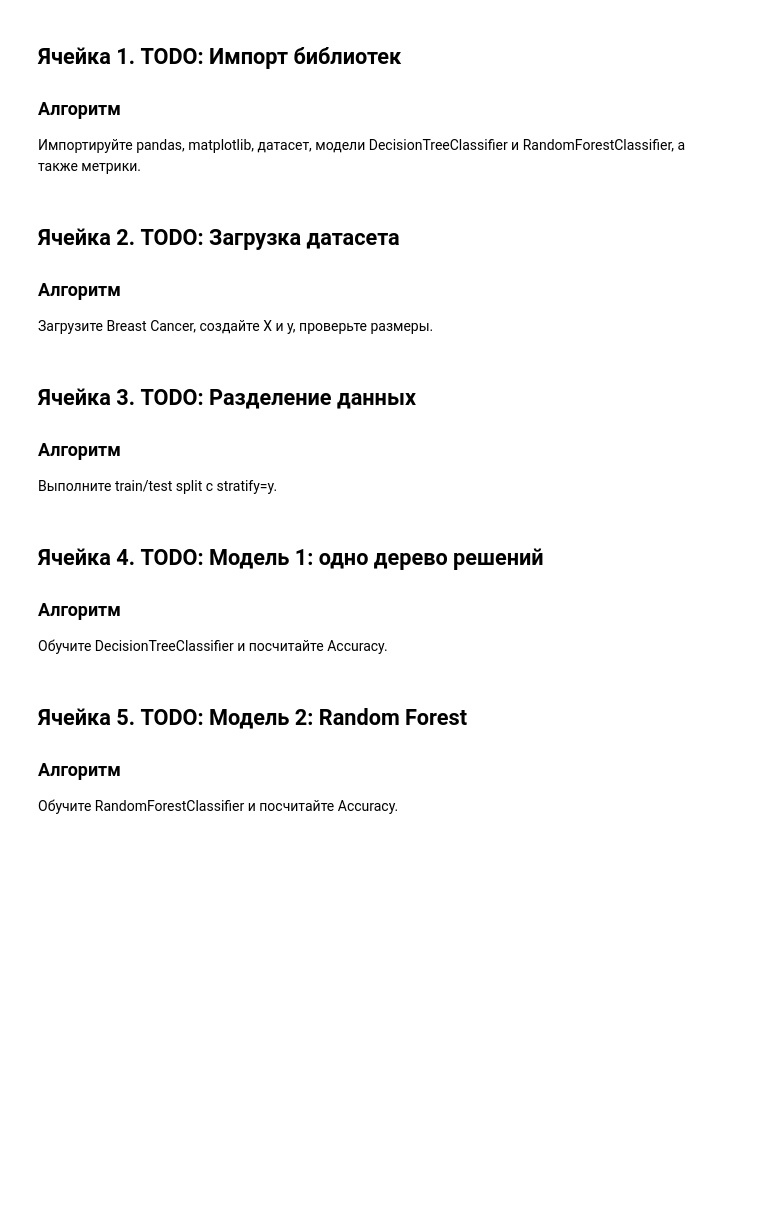
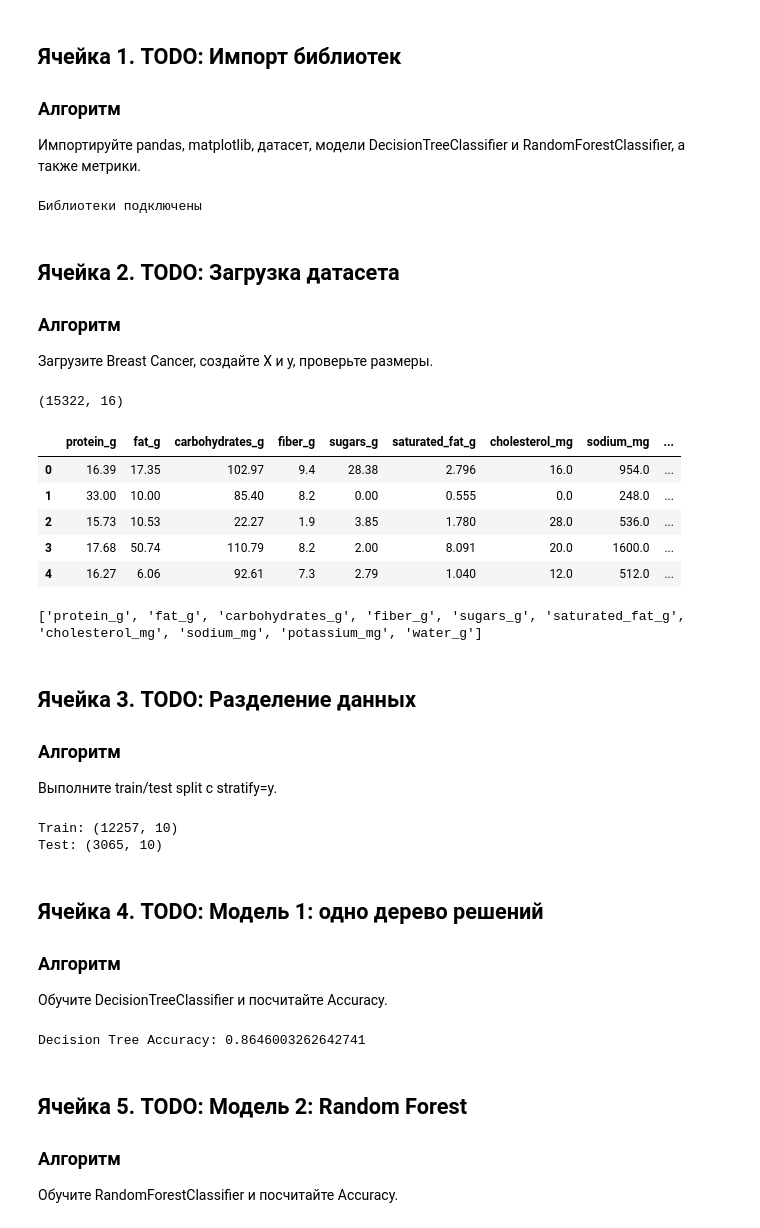
Before and after one commit to FelixTheCatW/study-ml, a Jupyter notebook: src/notebooks/block7_lesson08_random_forest_todo.ipynb, the cells around one changed output. Saved outputs shown, nothing was run; the diff lists cells and outputs as text; code cells hidden in the pictures; blank space fills up the shorter version.

```diff
--- a/src/notebooks/block7_lesson08_random_forest_todo.ipynb
+++ b/src/notebooks/block7_lesson08_random_forest_todo.ipynb
@@ -98,7 +98,20 @@ git push -u origin feature/block7-lesson08-random-forest
 
 Импортируйте pandas, matplotlib, датасет, модели DecisionTreeClassifier и RandomForestClassifier, а также метрики.
 # %%
-# TODO: выполните самостоятельно задание ячейки 1
+import pandas as pd
+import matplotlib.pyplot as plt
+
+from sklearn.datasets import load_breast_cancer
+from sklearn.model_selection import train_test_split
+from sklearn.tree import DecisionTreeClassifier
+from sklearn.ensemble import RandomForestClassifier
+from sklearn.metrics import accuracy_score, precision_score, recall_score, f1_score, confusion_matrix
+
+print("Библиотеки подключены")
+
+assert pd is not None
+# %% [output]
+Библиотеки подключены
 # %% [markdown]
 ## Ячейка 2. TODO: Загрузка датасета
 
@@ -106,7 +119,37 @@ git push -u origin feature/block7-lesson08-random-forest
 
 Загрузите Breast Cancer, создайте X и y, проверьте размеры.
 # %%
-# TODO: выполните самостоятельно задание ячейки 2
+url = "../../data/daily_meal_table.csv"
+df: pd.DataFrame = pd.read_csv(url)
+
+feature_cols = ['protein_g', 'fat_g', 'carbohydrates_g', 'fiber_g', 'sugars_g', 'saturated_fat_g',
+                'cholesterol_mg', 'sodium_mg', 'potassium_mg', 'water_g', ]
+target_col = "is_main_meal"
+
+df[target_col] = (df["meal"] != "breakfast").astype("int8")
+
+print(df.shape)
+
+assert target_col in df.columns
+assert len(df) > 1000
+assert df.shape[1] == 16
+
+X = pd.DataFrame(df, columns=feature_cols)
+y = pd.Series(df[target_col])
+display(X.head())
+
+print(feature_cols)
+
+assert X.shape[1] == 10
+# %% [output]
+(15322, 16)
+|  | protein_g | fat_g | carbohydrates_g | fiber_g | sugars_g | saturated_fat_g | cholesterol_mg | sodium_mg | ... |
+| 0 | 16.39 | 17.35 | 102.97 | 9.4 | 28.38 | 2.796 | 16.0 | 954.0 | ... |
+| 1 | 33.00 | 10.00 | 85.40 | 8.2 | 0.00 | 0.555 | 0.0 | 248.0 | ... |
+| 2 | 15.73 | 10.53 | 22.27 | 1.9 | 3.85 | 1.780 | 28.0 | 536.0 | ... |
+| 3 | 17.68 | 50.74 | 110.79 | 8.2 | 2.00 | 8.091 | 20.0 | 1600.0 | ... |
+| 4 | 16.27 | 6.06 | 92.61 | 7.3 | 2.79 | 1.040 | 12.0 | 512.0 | ... |
+['protein_g', 'fat_g', 'carbohydrates_g', 'fiber_g', 'sugars_g', 'saturated_fat_g', 'cholesterol_mg', 'sodium_mg', 'potassium_mg', 'water_g']
 # %% [markdown]
 ## Ячейка 3. TODO: Разделение данных
 
@@ -114,7 +157,21 @@ git push -u origin feature/block7-lesson08-random-forest
 
 Выполните train/test split с stratify=y.
 # %%
-# TODO: выполните самостоятельно задание ячейки 3
+X_train, X_test, y_train, y_test = train_test_split(
+    X,
+    y,
+    test_size=0.2,
+    random_state=42,
+    stratify=y
+)
+
+print("Train:", X_train.shape)
+print("Test:", X_test.shape)
+
+assert len(X_train) > len(X_test)
+# %% [output]
+Train: (12257, 10)
+Test: (3065, 10)
 # %% [markdown]
 ## Ячейка 4. TODO: Модель 1: одно дерево решений
 
@@ -122,7 +179,22 @@ git push -u origin feature/block7-lesson08-random-forest
 
 Обучите DecisionTreeClassifier и посчитайте Accuracy.
 # %%
-# TODO: выполните самостоятельно задание ячейки 4
+tree_model = DecisionTreeClassifier(
+    max_depth=10,
+    random_state=42
+)
+
+tree_model.fit(X_train, y_train)
+
+tree_pred = tree_model.predict(X_test)
+
+tree_accuracy = accuracy_score(y_test, tree_pred)
+
+print("Decision Tree Accuracy:", tree_accuracy)
+
+assert tree_accuracy > 0.7
+# %% [output]
+Decision Tree Accuracy: 0.8646003262642741
 # %% [markdown]
 ## Ячейка 5. TODO: Модель 2: Random Forest
 
```
Also changed, not shown: parts of 6 cells of this notebook.
